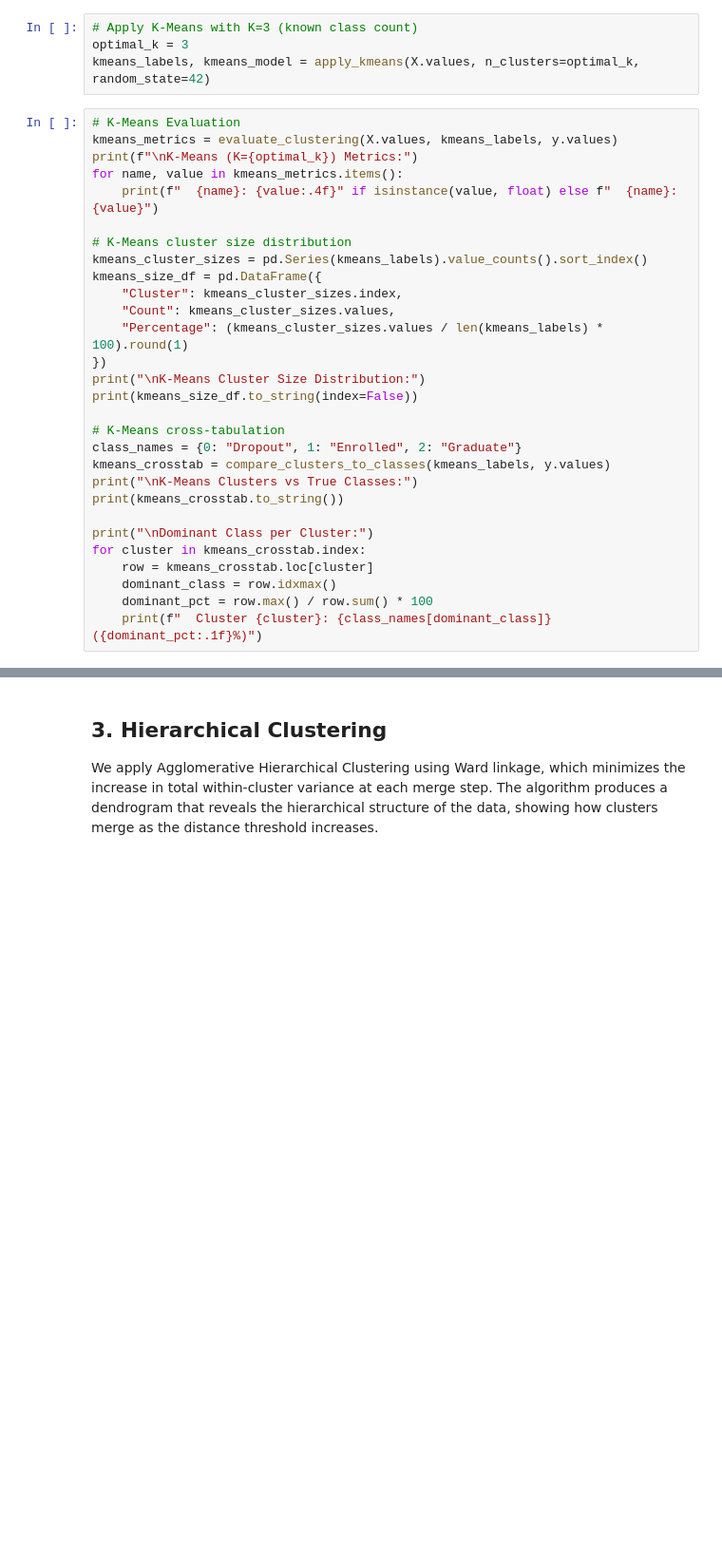
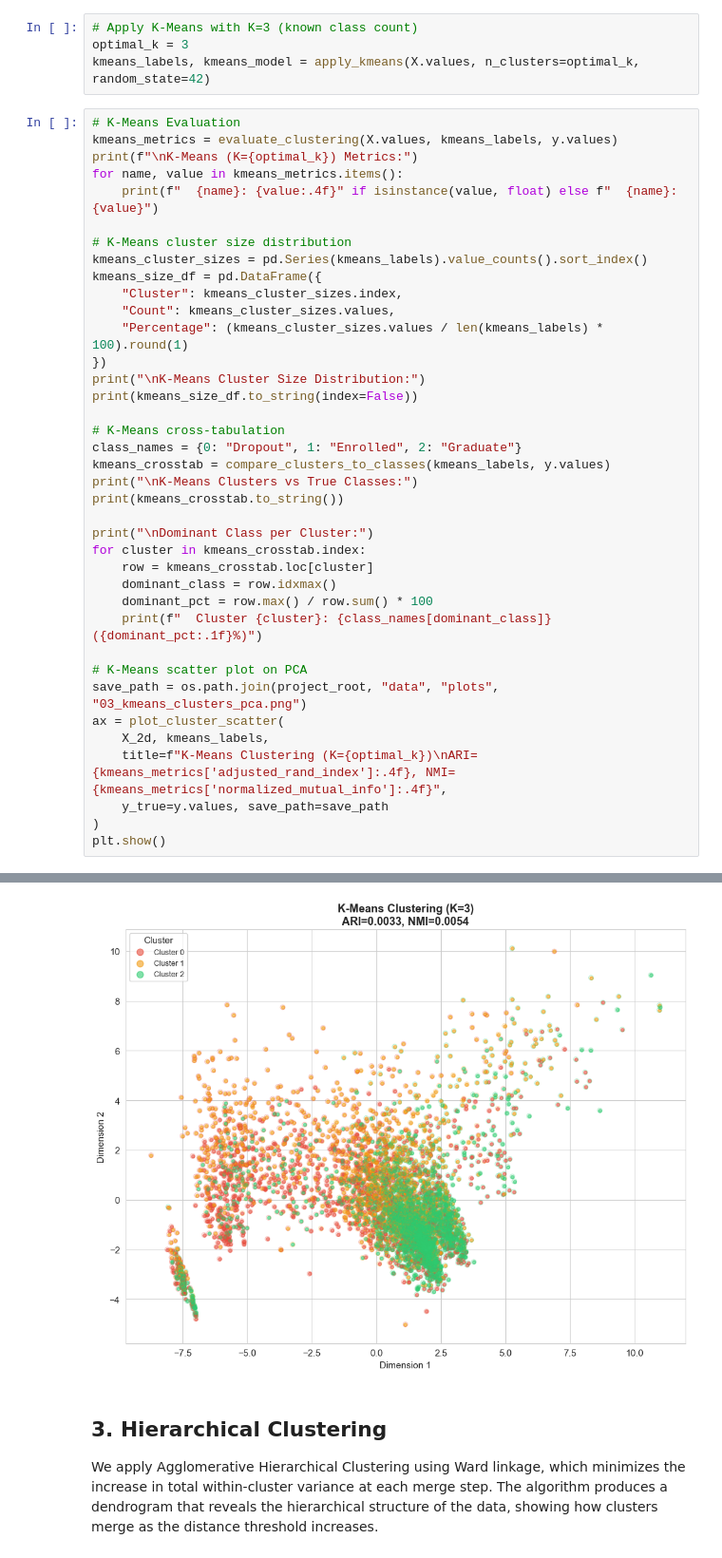
Before and after one commit to pheonix2006/dsaa2011_machine_learning, a Jupyter notebook: notebooks/03_clustering_analysis.ipynb, the cells around one changed output, grey strips where cells are left out. Shown at 95% size. Drawn from its saved outputs; the diff is of its cells as text; blank space fills up the shorter version.

Commit message:
modify image in clustering

```diff
--- a/notebooks/03_clustering_analysis.ipynb
+++ b/notebooks/03_clustering_analysis.ipynb
@@ -118,6 +118,15 @@ for cluster in kmeans_crosstab.index:
     dominant_class = row.idxmax()
     dominant_pct = row.max() / row.sum() * 100
     print(f"  Cluster {cluster}: {class_names[dominant_class]} ({dominant_pct:.1f}%)")
+
+# K-Means scatter plot on PCA
+save_path = os.path.join(project_root, "data", "plots", "03_kmeans_clusters_pca.png")
+ax = plot_cluster_scatter(
+    X_2d, kmeans_labels,
+    title=f"K-Means Clustering (K={optimal_k})\nARI={kmeans_metrics['adjusted_rand_index']:.4f}, NMI={kmeans_metrics['normalized_mutual_info']:.4f}",
+    y_true=y.values, save_path=save_path
+)
+plt.show()
 # %% [output]
 K-Means (K=3) Metrics:
   silhouette: 0.2421
@@ -139,3 +148,4 @@ Dominant Class per Cluster:
+[figure, added]
 # %% [markdown]
 ## 3. Hierarchical Clustering
 
```
Also changed, not shown: parts of 5 cells of this notebook, 2 other files.
